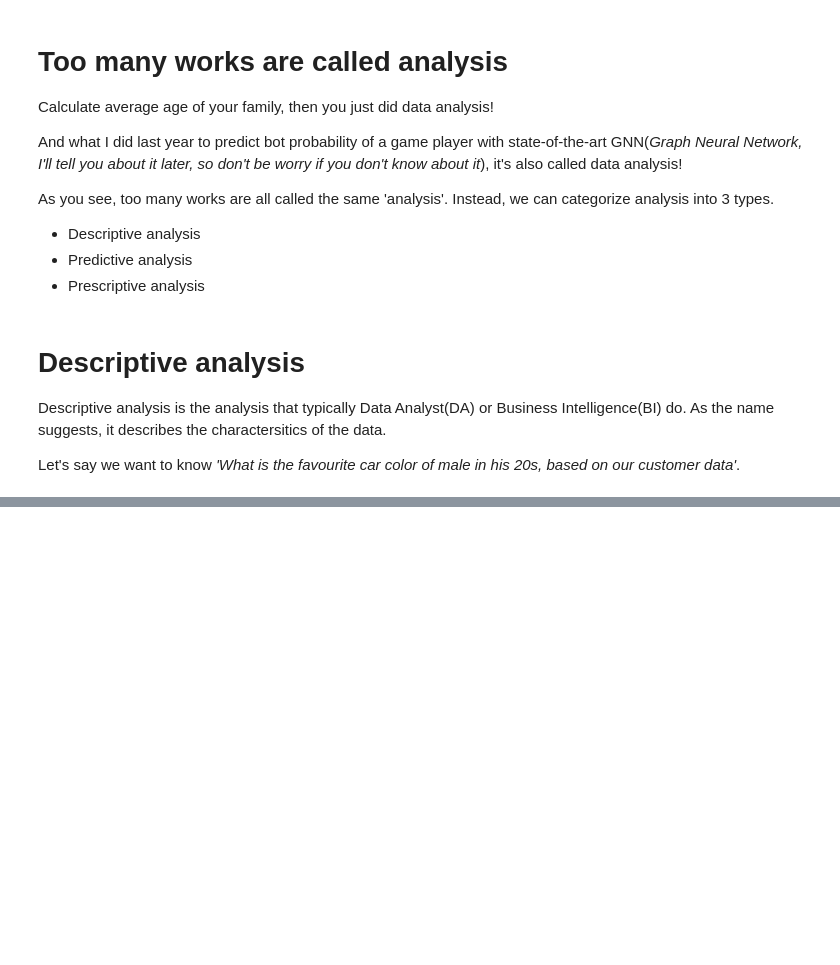
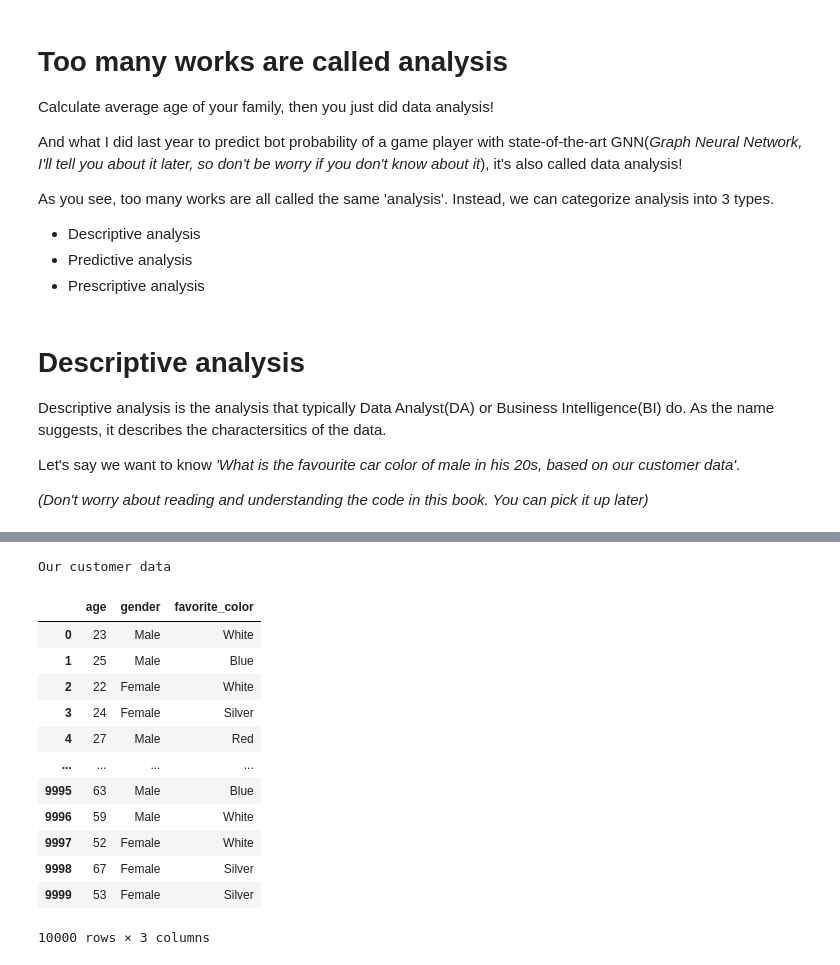
Before and after one commit to JinwooMcLee/ds-for-self-taught, a Jupyter notebook: _sources/what-is-data-science.ipynb, the cells around one changed output, grey strips where cells are left out. Cells and saved outputs as stored; diff of their text form; code cells hidden in the pictures; blank space fills up the shorter version.

```diff
--- a/_sources/what-is-data-science.ipynb
+++ b/_sources/what-is-data-science.ipynb
@@ -17,6 +17,8 @@ As you see, too many works are all called the same 'analysis'. Instead, we can c
 Descriptive analysis is the analysis that typically Data Analyst(DA) or Business Intelligence(BI) do. As the name suggests, it  describes the charactersitics of the data.
 
 Let's say we want to know *'What is the favourite car color of male in his 20s, based on our customer data'*.
+
+*(Don't worry about reading and understanding the code in this book. You can pick it up later)*
 # %%
 import numpy as np
 import pandas as pd
@@ -35,9 +37,7 @@ car_df = pd.DataFrame({'age': np.hstack([np.random.randint(20, 30, 1000), np.ran
                        size=10000, p=fav_color_dist)
                        }) #Synthesized dataset
 
-male_20s_df = car_df.query("age < 30 and gender == 'Male'")['favorite_color'].value_counts().to_frame().reset_index()
-
-fig = px.pie(male_20s_df, values='favorite_color', names='index', title='Favorite Car Color of Males in their 20s')
-fig.show()
+print('Our customer data')
+car_df
 # %% [output]
 [interactive output not drawn]
@@ -44,0 +44,14 @@ fig.show()
+Our customer data
+|  | age | gender | favorite_color |
+| 0 | 23 | Male | White |
+| 1 | 25 | Male | Blue |
+| 2 | 22 | Female | White |
+| 3 | 24 | Female | Silver |
+| 4 | 27 | Male | Red |
+| ... | ... | ... | ... |
+| 9995 | 63 | Male | Blue |
+| 9996 | 59 | Male | White |
+| 9997 | 52 | Female | White |
+| 9998 | 67 | Female | Silver |
+| 9999 | 53 | Female | Silver |
+10000 rows × 3 columns
```
Also changed, not shown: parts of 7 cells of this notebook, 8 other files.
